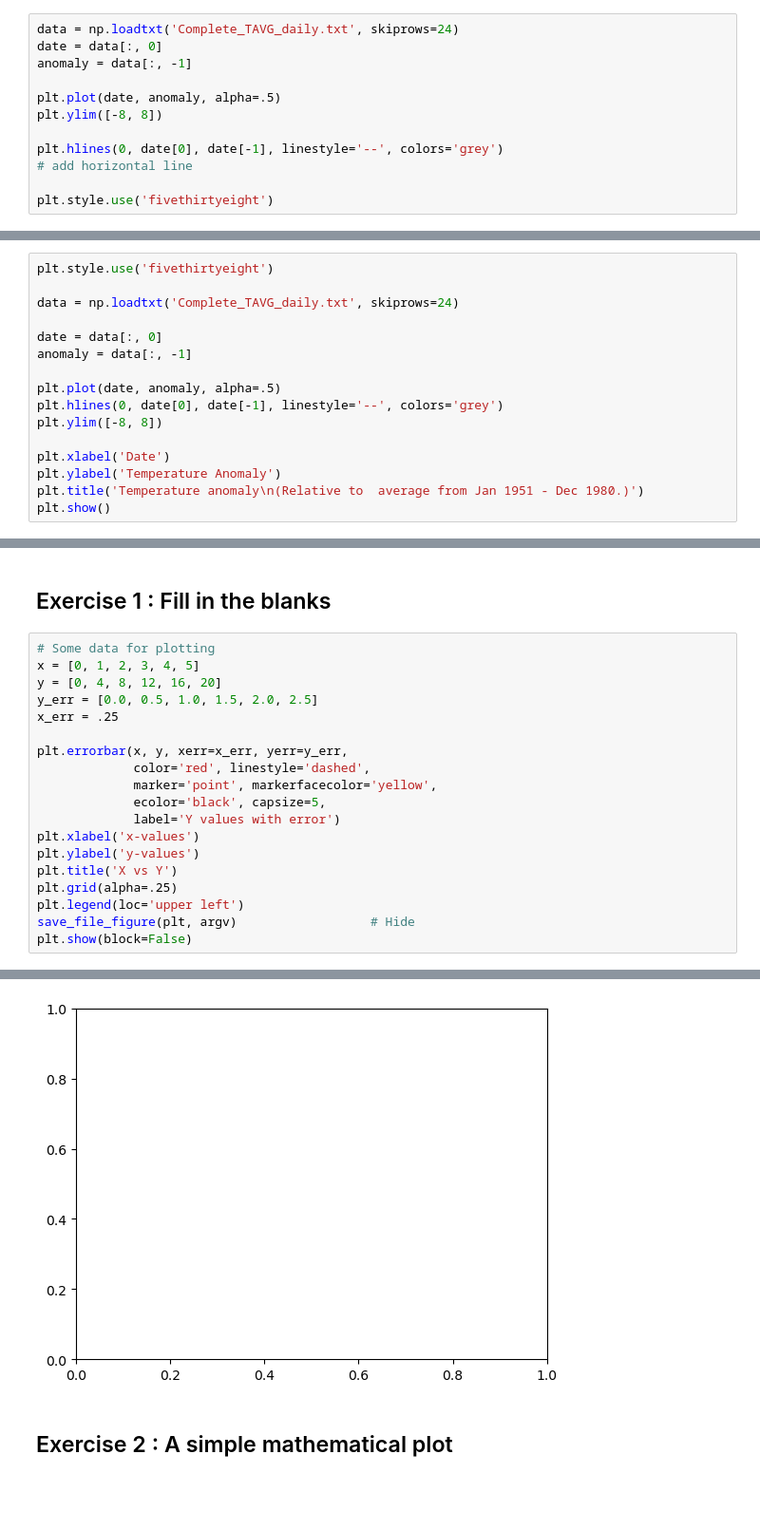
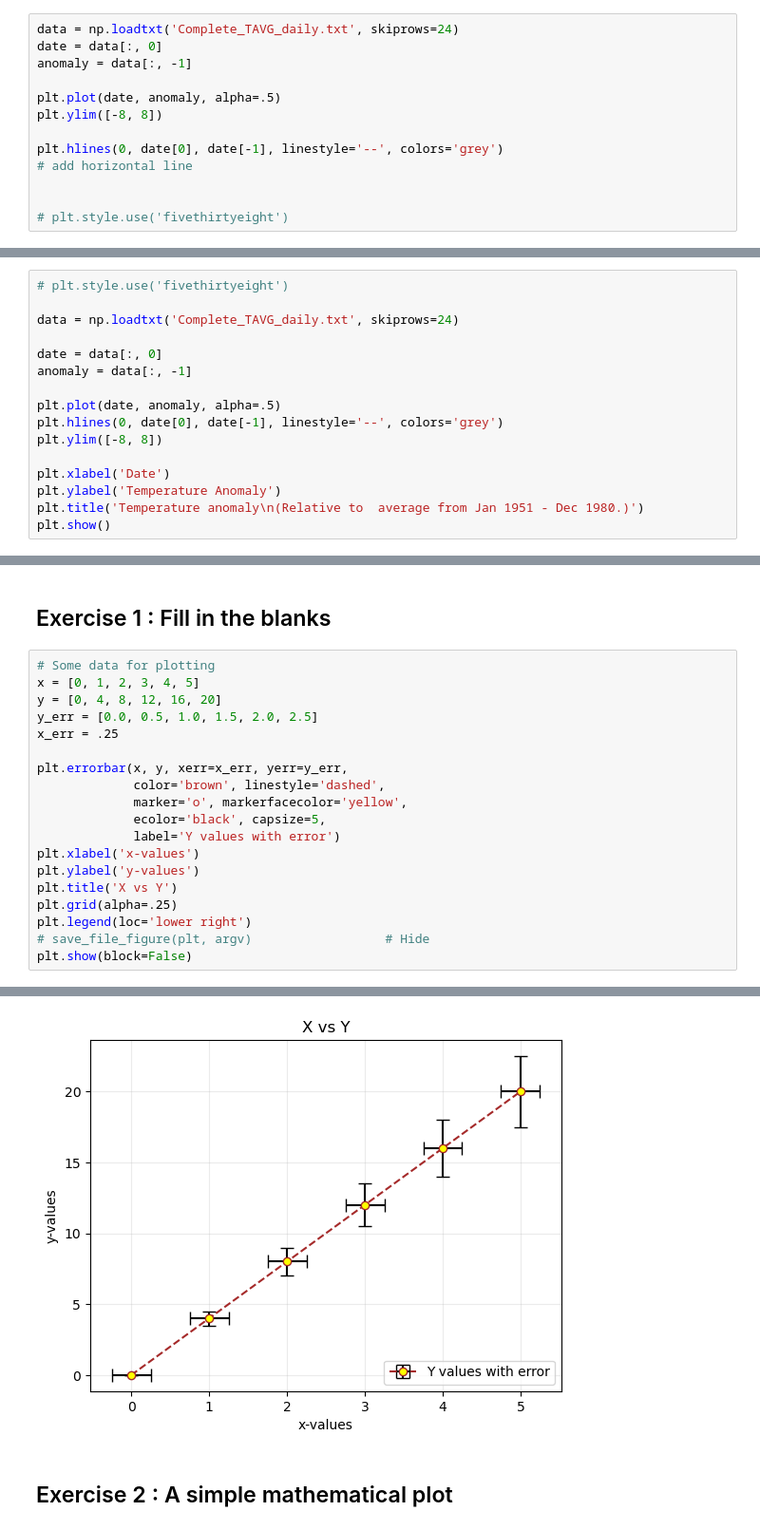
Before and after one commit to SPS-SP2273/learning-portfolio-alfraang, a Jupyter notebook: plotting/plotting_(need).ipynb, the cells around one changed output, grey strips where cells are left out. Shown at 95% size. Saved outputs shown, nothing was run; the diff lists cells and outputs as text; blank space fills up the shorter version.

```diff
--- a/plotting/plotting_(need).ipynb
+++ b/plotting/plotting_(need).ipynb
@@ -192,5 +194,6 @@ plt.ylim([-8, 8])
 plt.hlines(0, date[0], date[-1], linestyle='--', colors='grey')
 # add horizontal line
 
-plt.style.use('fivethirtyeight')
+
+# plt.style.use('fivethirtyeight')
 # %% [output]
@@ -197,6 +201,6 @@ plt.style.use('fivethirtyeight')
 [figure]
 # %%
-plt.style.use('fivethirtyeight')
+# plt.style.use('fivethirtyeight')
 
 data = np.loadtxt('Complete_TAVG_daily.txt', skiprows=24)
 
@@ -259,15 +246,15 @@ y_err = [0.0, 0.5, 1.0, 1.5, 2.0, 2.5]
 x_err = .25
 
 plt.errorbar(x, y, xerr=x_err, yerr=y_err,
-             color='red', linestyle='dashed',
-             marker='point', markerfacecolor='yellow',
+             color='brown', linestyle='dashed',
+             marker='o', markerfacecolor='yellow',
              ecolor='black', capsize=5,
              label='Y values with error')
 plt.xlabel('x-values')
 plt.ylabel('y-values')
 plt.title('X vs Y')
 plt.grid(alpha=.25)
-plt.legend(loc='upper left')
-save_file_figure(plt, argv)                  # Hide
+plt.legend(loc='lower right')
+# save_file_figure(plt, argv)                  # Hide
 plt.show(block=False)
 # %% [output]
@@ -275,3 +261,3 @@ ValueError: Unrecognized marker style 'point'
-[figure, old version]
+[figure, new version]
 # %% [markdown]
 ## Exercise 2 :  A simple mathematical plot
```
Also changed, not shown: parts of 7 cells of this notebook.
